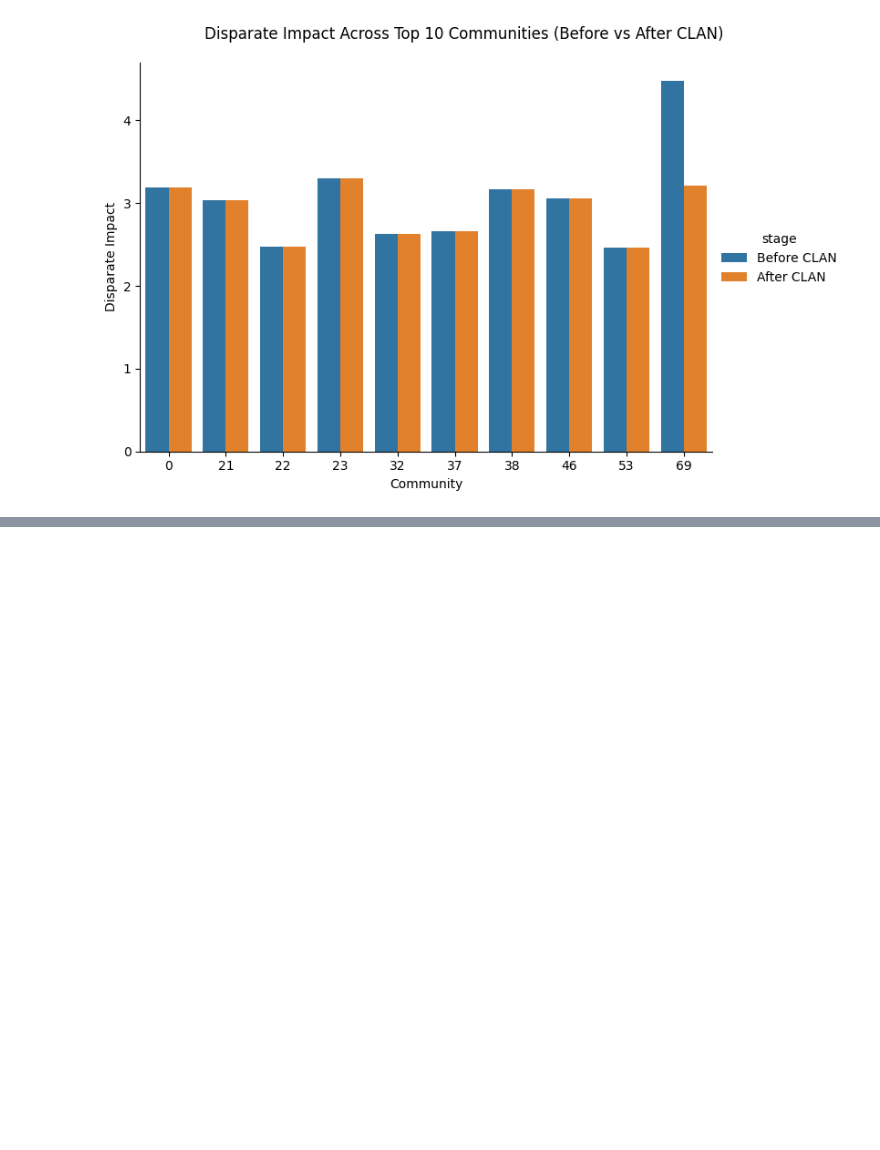
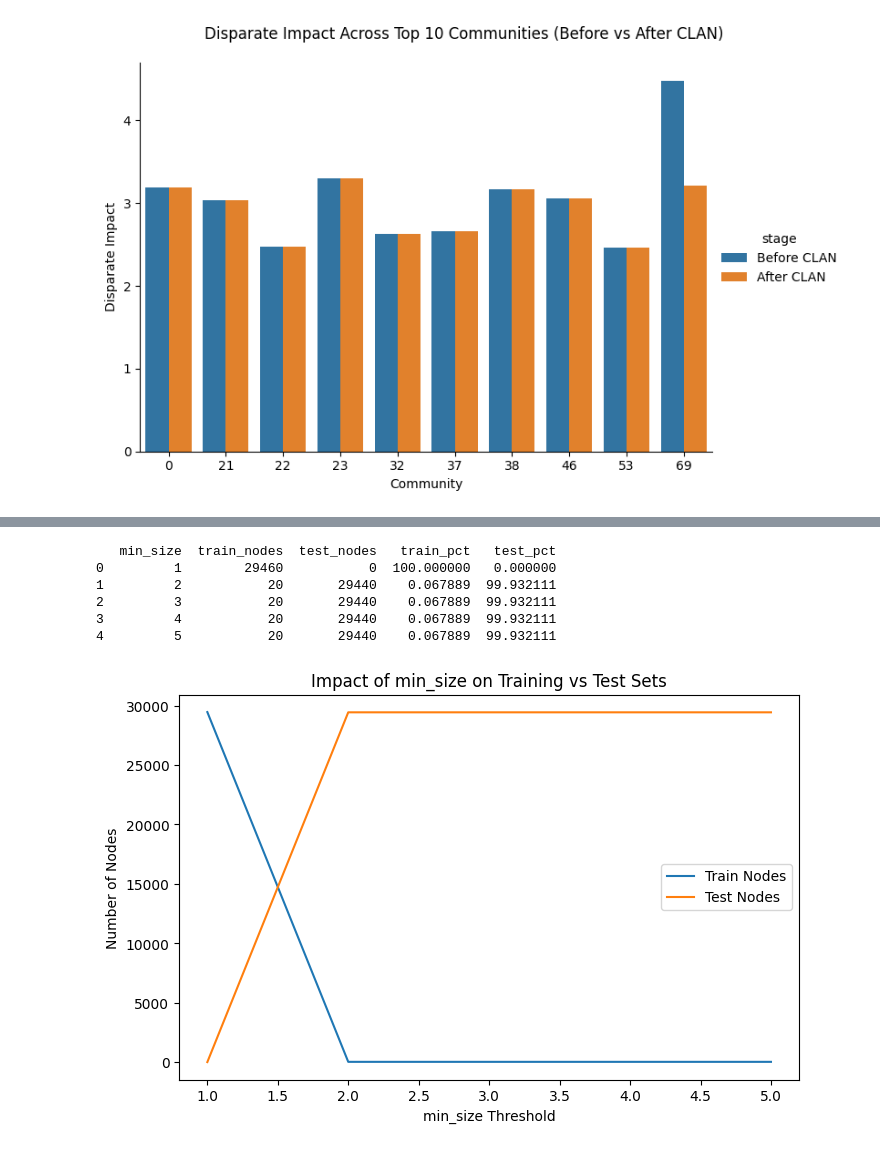
Before and after one commit to marcellypedra/Msc_Applied_Project, a Jupyter notebook: GraphConstruction.ipynb, the cells around one changed output, grey strips where cells are left out. Cells and saved outputs as stored; diff of their text form; code cells hidden in the pictures; blank space fills up the shorter version.

```diff
--- a/GraphConstruction.ipynb
+++ b/GraphConstruction.ipynb
@@ -575,0 +1148,42 @@ plot_fairness_diagnostics_compare(
+# %%
+#Deciding which community sizes thresholds are better
+def evaluate_thresholds(df_comms_after):
+    sizes = df_comms_after["community"].value_counts()
+    total_nodes = len(df_comms_after)
+
+    results = []
+    for min_size in range(1, sizes.max() + 1):
+        large_comms = sizes[sizes >= min_size].index
+        train_nodes = df_comms_after[df_comms_after["community"].isin(large_comms)]
+        test_nodes = df_comms_after[~df_comms_after["community"].isin(large_comms)]
+
+        results.append({
+            "min_size": min_size,
+            "train_nodes": len(train_nodes),
+            "test_nodes": len(test_nodes),
+            "train_pct": len(train_nodes) / total_nodes * 100,
+            "test_pct": len(test_nodes) / total_nodes * 100,
+        })
+
+    return pd.DataFrame(results)
+
+threshold_df = evaluate_thresholds(df_comms_after)
+print(threshold_df)
+
+# Visualize training vs test nodes as min_size increases
+plt.figure(figsize=(8, 5))
+plt.plot(threshold_df["min_size"], threshold_df["train_nodes"], label="Train Nodes")
+plt.plot(threshold_df["min_size"], threshold_df["test_nodes"], label="Test Nodes")
+plt.xlabel("min_size Threshold")
+plt.ylabel("Number of Nodes")
+plt.title("Impact of min_size on Training vs Test Sets")
+plt.legend()
+plt.show()
+# %% [output]
+   min_size  train_nodes  test_nodes   train_pct   test_pct
+0         1        29460           0  100.000000   0.000000
+1         2           20       29440    0.067889  99.932111
+2         3           20       29440    0.067889  99.932111
+3         4           20       29440    0.067889  99.932111
+4         5           20       29440    0.067889  99.932111
+[figure, added]
```
Also changed, not shown: parts of 13 cells of this notebook.
